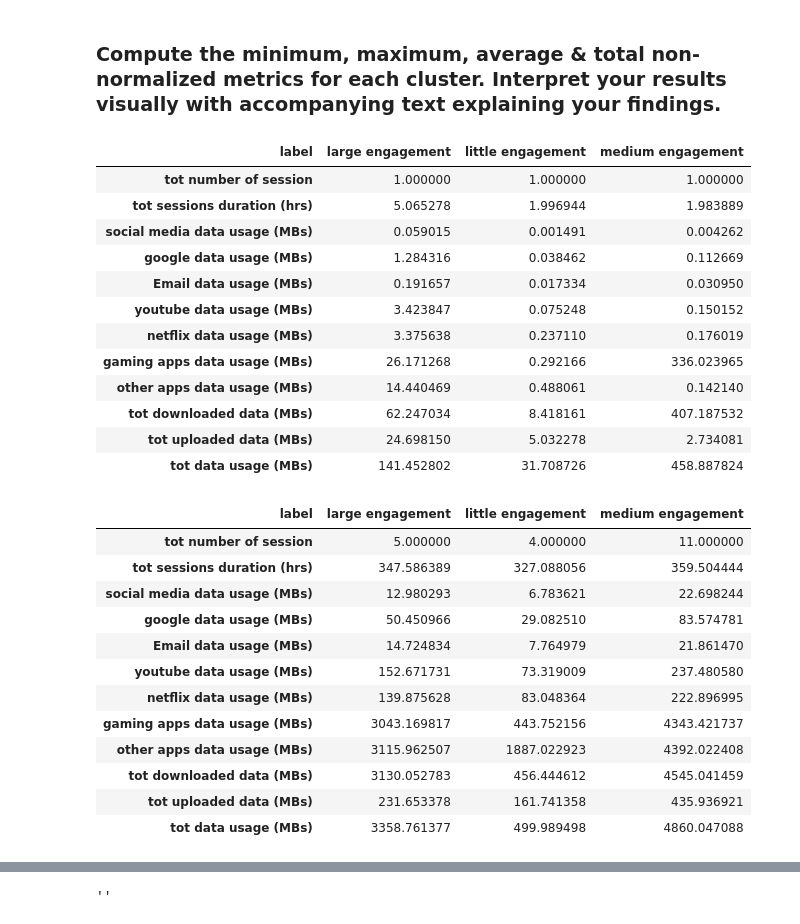
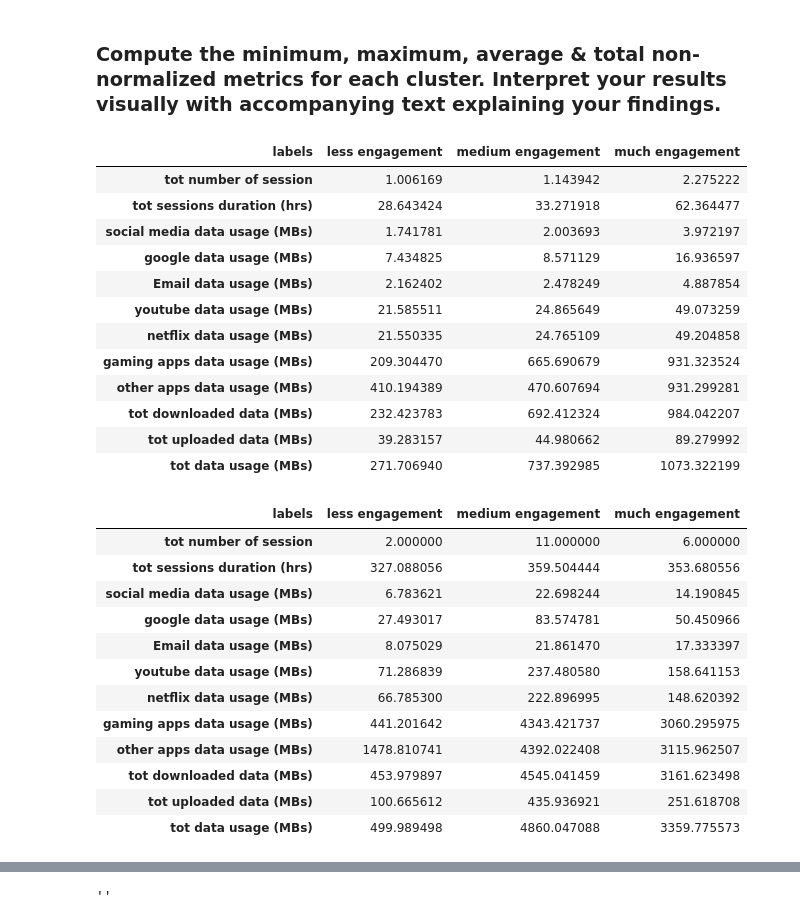
Before and after one commit to JimohAR/it_core_project1, a Jupyter notebook: src/notebooks/task2.ipynb, the cells around one changed output, grey strips where cells are left out. Drawn from its saved outputs; the diff is of its cells as text; code cells hidden in the pictures.

```diff
--- a/src/notebooks/task2.ipynb
+++ b/src/notebooks/task2.ipynb
@@ -97,7 +108,7 @@ top10_users_with_high_data_usage
 | 33658849197 | 3979.991702 |
 | 33662141079 | 3973.398366 |
 # %%
-scaler = StandardScaler()
+scaler = MinMaxScaler()
 # %%
 agg_scaled = pd.DataFrame(scaler.fit_transform(resolve_outlier(aggregates)), columns= aggregates.columns)
 # %%
@@ -108,48 +119,48 @@ kmeans.fit(agg_scaled)
 KMeans(n_clusters=3, random_state=0)
 # %%
 agg_plus_cluster = aggregates.copy()
-agg_plus_cluster["label"] = kmeans.labels_
+agg_plus_cluster["labels"] = kmeans.labels_
 # %%
 task2_cluster_centers = pd.DataFrame(scaler.inverse_transform(kmeans.cluster_centers_), columns = aggregates.columns)
 # %%
-mapper = dict(zip(task2_cluster_centers["tot data usage (MBs)"].sort_values().keys(), ["little engagement", "medium engagement", "large engagement"]))
+mapper = dict(zip(task2_cluster_centers["tot data usage (MBs)"].sort_values().keys(), ["less engagement", "medium engagement", "much engagement"]))
 # %%
 task2_cluster_centers = task2_cluster_centers.rename(index = mapper).rename_axis("labels")
 task2_cluster_centers.to_csv(path + "user_engagement_cluster_centers.csv")
 # %%
-agg_plus_cluster["label"] = agg_plus_cluster["label"].map(mapper)
+agg_plus_cluster["labels"] = agg_plus_cluster["labels"].map(mapper)
 # %% [markdown]
 ### Compute the minimum, maximum, average & total non- normalized metrics for each cluster. Interpret your results visually with accompanying text explaining your findings.
 # %%
-agg_plus_cluster.groupby("label").min().T.style
+agg_plus_cluster.groupby("labels").mean().T.style
 # %% [output]
-| label | large engagement | little engagement | medium engagement |
-| tot number of session | 1.000000 | 1.000000 | 1.000000 |
-| tot sessions duration (hrs) | 5.065278 | 1.996944 | 1.983889 |
-| social media data usage (MBs) | 0.059015 | 0.001491 | 0.004262 |
-| google data usage (MBs) | 1.284316 | 0.038462 | 0.112669 |
-| Email data usage (MBs) | 0.191657 | 0.017334 | 0.030950 |
-| youtube data usage (MBs) | 3.423847 | 0.075248 | 0.150152 |
-| netflix data usage (MBs) | 3.375638 | 0.237110 | 0.176019 |
-| gaming apps data usage (MBs) | 26.171268 | 0.292166 | 336.023965 |
-| other apps data usage (MBs) | 14.440469 | 0.488061 | 0.142140 |
-| tot downloaded data (MBs) | 62.247034 | 8.418161 | 407.187532 |
-| tot uploaded data (MBs) | 24.698150 | 5.032278 | 2.734081 |
-| tot data usage (MBs) | 141.452802 | 31.708726 | 458.887824 |
+| labels | less engagement | medium engagement | much engagement |
+| tot number of session | 1.006169 | 1.143942 | 2.275222 |
+| tot sessions duration (hrs) | 28.643424 | 33.271918 | 62.364477 |
+| social media data usage (MBs) | 1.741781 | 2.003693 | 3.972197 |
+| google data usage (MBs) | 7.434825 | 8.571129 | 16.936597 |
+| Email data usage (MBs) | 2.162402 | 2.478249 | 4.887854 |
+| youtube data usage (MBs) | 21.585511 | 24.865649 | 49.073259 |
+| netflix data usage (MBs) | 21.550335 | 24.765109 | 49.204858 |
+| gaming apps data usage (MBs) | 209.304470 | 665.690679 | 931.323524 |
+| other apps data usage (MBs) | 410.194389 | 470.607694 | 931.299281 |
+| tot downloaded data (MBs) | 232.423783 | 692.412324 | 984.042207 |
+| tot uploaded data (MBs) | 39.283157 | 44.980662 | 89.279992 |
+| tot data usage (MBs) | 271.706940 | 737.392985 | 1073.322199 |
 # %%
-agg_plus_cluster.groupby("label").max().T.style
+agg_plus_cluster.groupby("labels").max().T.style
 # %% [output]
-| label | large engagement | little engagement | medium engagement |
-| tot number of session | 5.000000 | 4.000000 | 11.000000 |
-| tot sessions duration (hrs) | 347.586389 | 327.088056 | 359.504444 |
-| social media data usage (MBs) | 12.980293 | 6.783621 | 22.698244 |
-| google data usage (MBs) | 50.450966 | 29.082510 | 83.574781 |
-| Email data usage (MBs) | 14.724834 | 7.764979 | 21.861470 |
-| youtube data usage (MBs) | 152.671731 | 73.319009 | 237.480580 |
-| netflix data usage (MBs) | 139.875628 | 83.048364 | 222.896995 |
-| gaming apps data usage (MBs) | 3043.169817 | 443.752156 | 4343.421737 |
-| other apps data usage (MBs) | 3115.962507 | 1887.022923 | 4392.022408 |
-| tot downloaded data (MBs) | 3130.052783 | 456.444612 | 4545.041459 |
-| tot uploaded data (MBs) | 231.653378 | 161.741358 | 435.936921 |
-| tot data usage (MBs) | 3358.761377 | 499.989498 | 4860.047088 |
+| labels | less engagement | medium engagement | much engagement |
+| tot number of session | 2.000000 | 11.000000 | 6.000000 |
+| tot sessions duration (hrs) | 327.088056 | 359.504444 | 353.680556 |
+| social media data usage (MBs) | 6.783621 | 22.698244 | 14.190845 |
+| google data usage (MBs) | 27.493017 | 83.574781 | 50.450966 |
+| Email data usage (MBs) | 8.075029 | 21.861470 | 17.333397 |
+| youtube data usage (MBs) | 71.286839 | 237.480580 | 158.641153 |
+| netflix data usage (MBs) | 66.785300 | 222.896995 | 148.620392 |
+| gaming apps data usage (MBs) | 441.201642 | 4343.421737 | 3060.295975 |
+| other apps data usage (MBs) | 1478.810741 | 4392.022408 | 3115.962507 |
+| tot downloaded data (MBs) | 453.979897 | 4545.041459 | 3161.623498 |
+| tot uploaded data (MBs) | 100.665612 | 435.936921 | 251.618708 |
+| tot data usage (MBs) | 499.989498 | 4860.047088 | 3359.775573 |
 # %%
```
Also changed, not shown: parts of 8 cells of this notebook, 10 other files.
